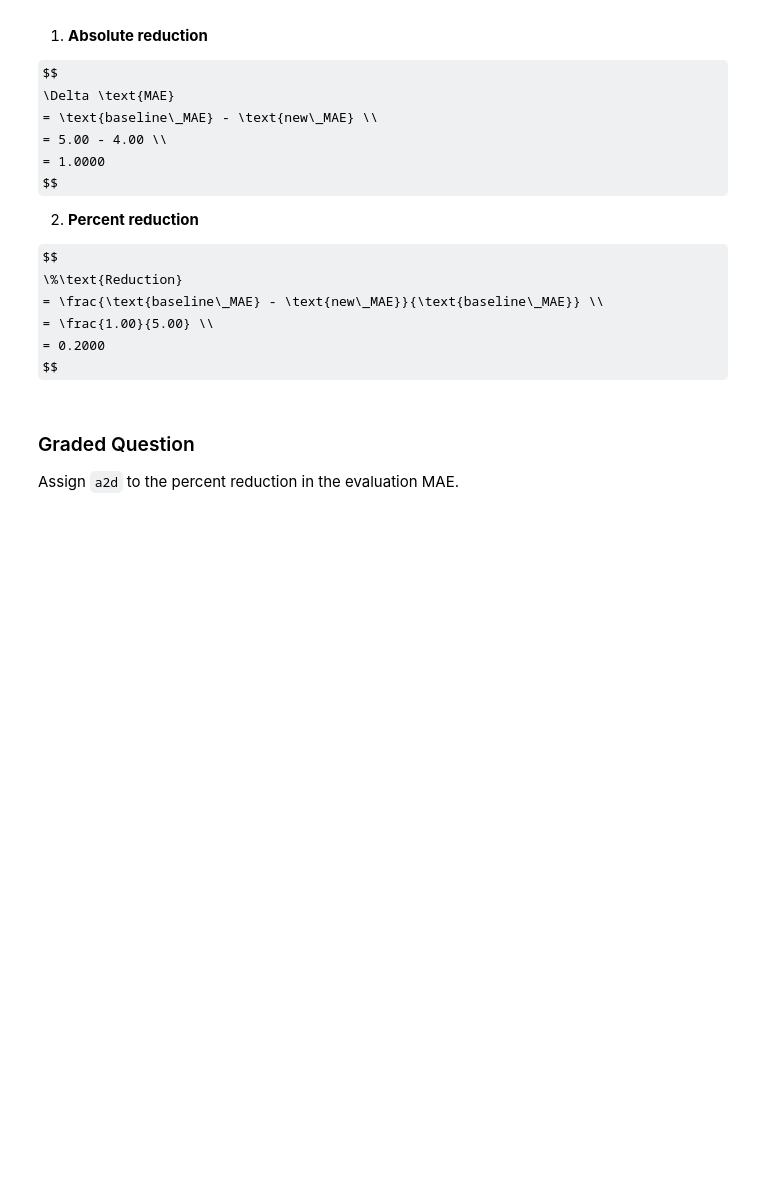
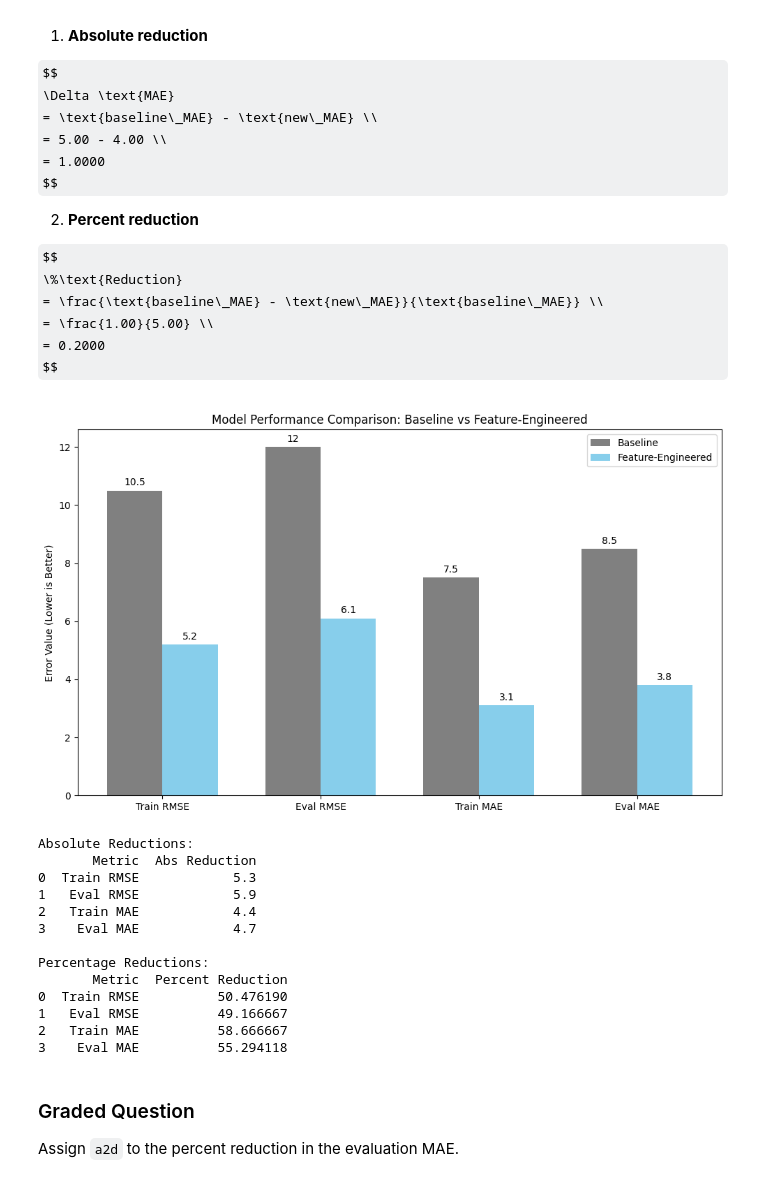
Before and after one commit to stefanie-the-engineer/bu-dx603-homework-03-smkenyon, a Jupyter notebook: Homework_03.ipynb, the cells around one changed output. Saved outputs shown, nothing was run; the diff lists cells and outputs as text; code cells hidden in the pictures; some formulas as TeX source; blank space fills up the shorter version.

```diff
--- a/Homework_03.ipynb
+++ b/Homework_03.ipynb
@@ -648,6 +772,62 @@ $$
 $$
 # %%
 # Your code here; add as many cells as you need
+
+metrics = {
+    'Metric': ['Train RMSE', 'Eval RMSE', 'Train MAE', 'Eval MAE'],
+    'Baseline': [10.5, 12.0, 7.5, 8.5], # Replace with your values
+    'Feature-Engineered': [5.2, 6.1, 3.1, 3.8] # Replace with your values
+}
+
+
+df_results = pd.DataFrame(metrics)
+
+# Set position of bar on X axis
+x = np.arange(len(df_results['Metric']))
+width = 0.35
+
+fig, ax = plt.subplots(figsize=(10, 6))
+rects1 = ax.bar(x - width/2, df_results['Baseline'], width, label='Baseline', color='gray')
+rects2 = ax.bar(x + width/2, df_results['Feature-Engineered'], width, label='Feature-Engineered', color='skyblue')
+
+# Add labels, title and custom x-axis tick labels
+ax.set_ylabel('Error Value (Lower is Better)')
+ax.set_title('Model Performance Comparison: Baseline vs Feature-Engineered')
+ax.set_xticks(x)
+ax.set_xticklabels(df_results['Metric'])
+ax.legend()
+
+# Add labels on top of bars
+ax.bar_label(rects1, padding=3)
+ax.bar_label(rects2, padding=3)
+
+plt.tight_layout()
+plt.show()
+
+# Calculate absolute reductions
+df_results['Abs Reduction'] = df_results['Baseline'] - df_results['Feature-Engineered']
+print("Absolute Reductions:")
+print(df_results[['Metric', 'Abs Reduction']])
+
+# Calculate percentage reductions
+df_results['Percent Reduction'] = (df_results['Abs Reduction'] / df_results['Baseline']) * 100
+print("\nPercentage Reductions:")
+print(df_results[['Metric', 'Percent Reduction']])
+# %% [output]
+[figure, added]
+Absolute Reductions:
+       Metric  Abs Reduction
+0  Train RMSE            5.3
+1   Eval RMSE            5.9
+2   Train MAE            4.4
+3    Eval MAE            4.7
+
+Percentage Reductions:
+       Metric  Percent Reduction
+0  Train RMSE          50.476190
+1   Eval RMSE          49.166667
+2   Train MAE          58.666667
+3    Eval MAE          55.294118
 # %% [markdown]
 ### Graded Question
 
```
Also changed, not shown: parts of 16 cells of this notebook.
